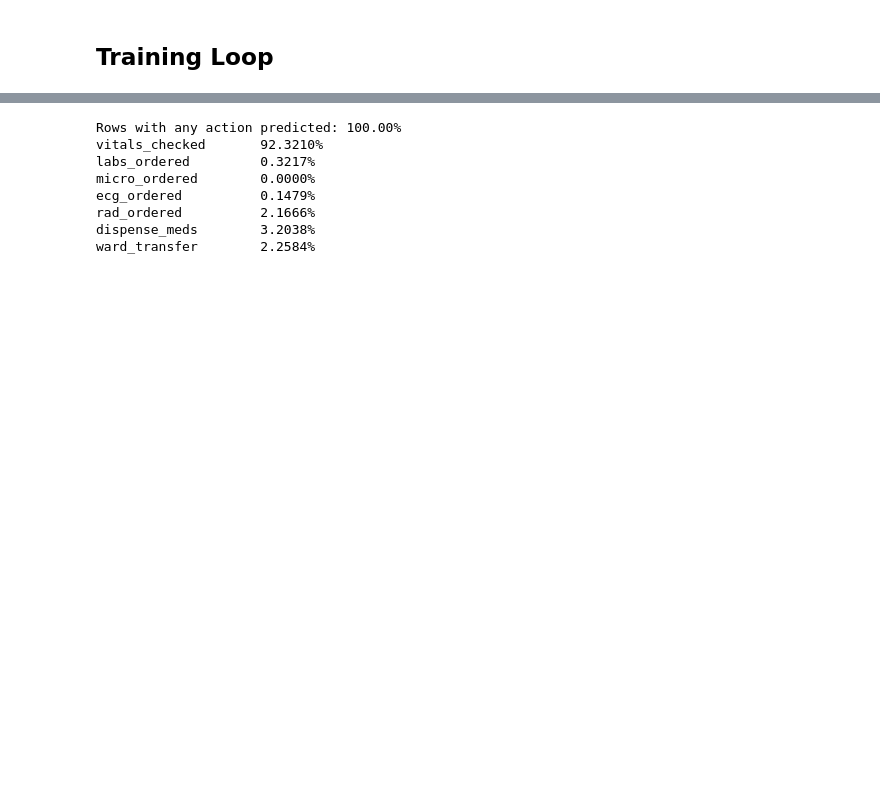
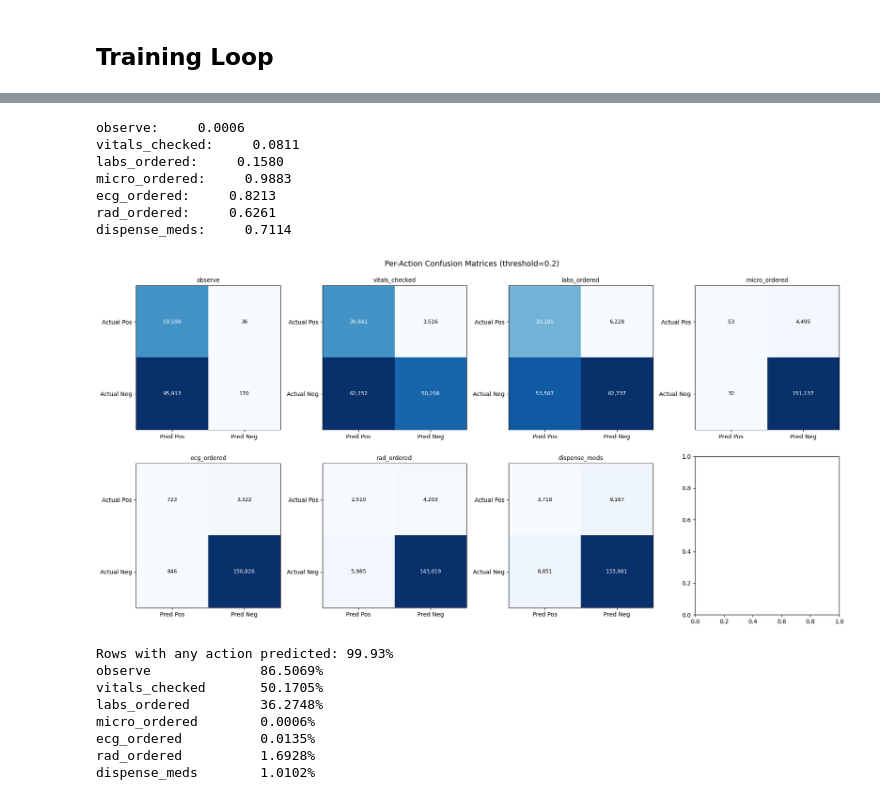
Before and after one commit to tkbarb10/ADS599-Capstone, a Jupyter notebook: modeling.ipynb, the cells around one changed output, grey strips where cells are left out. Cells and saved outputs as stored; diff of their text form; code cells hidden in the pictures; blank space fills up the shorter version.

```diff
--- a/modeling.ipynb
+++ b/modeling.ipynb
@@ -401,20 +591,59 @@ ward_transfer: 0.1702
+# %%
+from sklearn.metrics import multilabel_confusion_matrix
+
+binary_preds = (final_preds.numpy() >= 0.2).astype(int)
+binary_true  = true_labels.numpy().astype(int)
+
+mcm = multilabel_confusion_matrix(binary_true, binary_preds)
+
+fig, axes = plt.subplots(2, 4, figsize=(18, 9))
+axes = axes.flatten()
+
+for idx, (action, cm) in enumerate(zip(action_cols, mcm)):
+    tn, fp, fn, tp = cm.ravel()
+    rate = fn / (fn + tp)
+    print(f"{action}: {rate:>10.4f}")
+    matrix = np.array([[tp, fn], [fp, tn]])
+    axes[idx].imshow(matrix, cmap='Blues')
+    axes[idx].set_title(action, fontsize=10)
+    axes[idx].set_xticks([0, 1])
+    axes[idx].set_yticks([0, 1])
+    axes[idx].set_xticklabels(['Pred Pos', 'Pred Neg'])
+    axes[idx].set_yticklabels(['Actual Pos', 'Actual Neg'])
+    for i, row in enumerate(matrix):
+        for j, val in enumerate(row):
+            axes[idx].text(j, i, f'{val:,}', ha='center', va='center',
+                           color='white' if matrix[i, j] > matrix.max() / 2 else 'black', fontsize=9)
+
+fig.suptitle(f"Per-Action Confusion Matrices (threshold=0.2)", fontsize=13)
+plt.tight_layout()
+plt.show()
+# %% [output]
+observe:     0.0006
+vitals_checked:     0.0811
+labs_ordered:     0.1580
+micro_ordered:     0.9883
+ecg_ordered:     0.8213
+rad_ordered:     0.6261
+dispense_meds:     0.7114
+[figure, added]
 # %%
 # What % of rows have any non-observe action predicted above threshold?
-any_action = (preds[1:] > MODEL_CONFIG['threshold']).any(dim=1)
+any_action = (final_preds[1:] > MODEL_CONFIG['threshold']).any(dim=1)
 print(f"Rows with any action predicted: {any_action.float().mean():.2%}")
 
 # Per action prediction rate above threshold
-for action, rate in zip(action_cols[1:], (preds[1:] > MODEL_CONFIG['threshold']).float().mean(dim=0).tolist()):
+for action, rate in zip(action_cols, (final_preds > MODEL_CONFIG['threshold']).float().mean(dim=0).tolist()):
     print(f"{action:<20} {rate:.4%}")
 # %% [output]
-Rows with any action predicted: 100.00%
-vitals_checked       92.3210%
-labs_ordered         0.3217%
-micro_ordered        0.0000%
-ecg_ordered          0.1479%
-rad_ordered          2.1666%
-dispense_meds        3.2038%
-ward_transfer        2.2584%
+Rows with any action predicted: 99.93%
+observe              86.5069%
+vitals_checked       50.1705%
+labs_ordered         36.2748%
+micro_ordered        0.0006%
+ecg_ordered          0.0135%
+rad_ordered          1.6928%
+dispense_meds        1.0102%
 # %%
 (true_labels.sum(axis=0) / len(true_labels)) * 100
 # %% [output]
```
Also changed, not shown: parts of 25 cells of this notebook, 58 other files.
